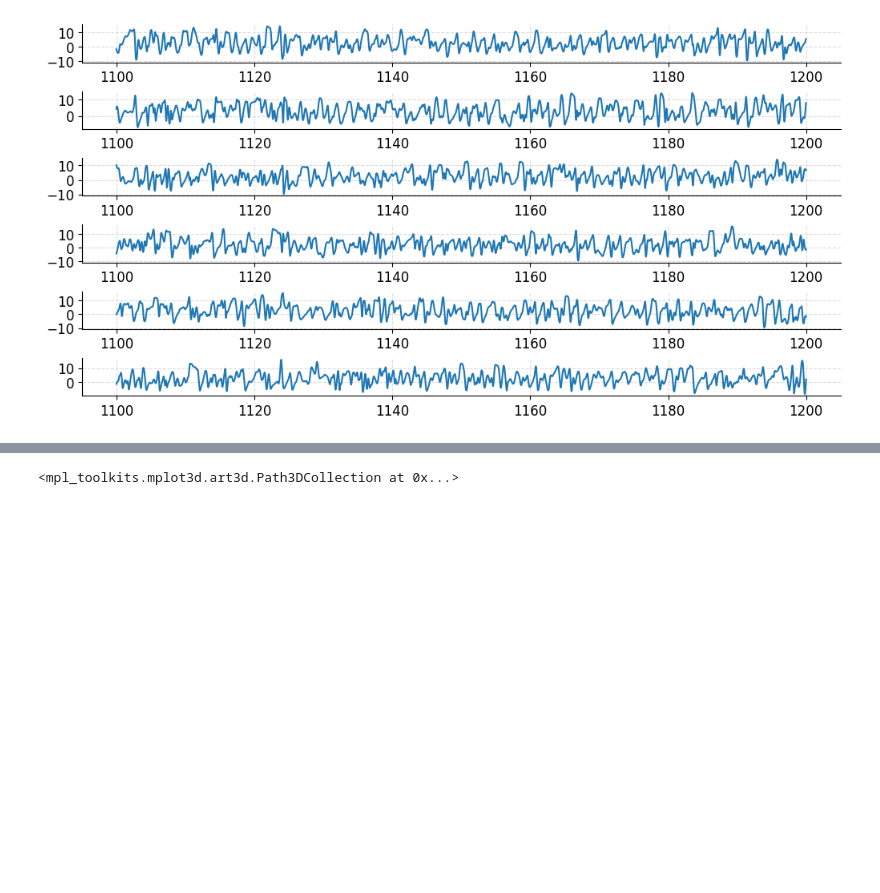
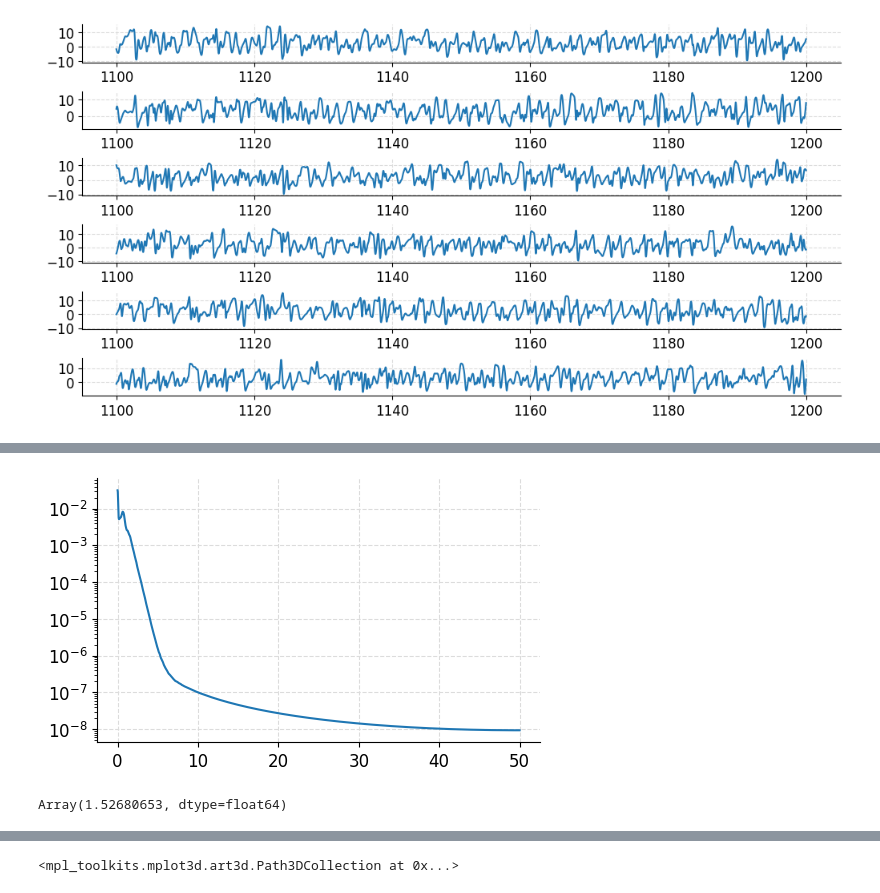
Before and after one commit to Jhko725/sandbox, a Jupyter notebook: notebooks/datasets/lorenz96.ipynb, the cells around one changed output, grey strips where cells are left out. Cells and saved outputs as stored; diff of their text form; code cells hidden in the pictures; blank space fills up the shorter version.

```diff
--- a/notebooks/datasets/lorenz96.ipynb
+++ b/notebooks/datasets/lorenz96.ipynb
@@ -114,0 +62,14 @@ Array(1.37377826, dtype=float64)
+# %%
+fig, ax = plt.subplots(1, 1, figsize=(5, 3))
+freq, ps = average_power_spectrum(t, u)
+ax.plot(freq, ps[0])
+ax.set_yscale("log")
+
+
+period = period_from_average_power_spectrum(t, u)
+# %% [output]
+[figure, added]
+# %%
+period
+# %% [output]
+Array(1.52680653, dtype=float64)
```
Also changed, not shown: parts of 6 cells of this notebook, 5 other files.
